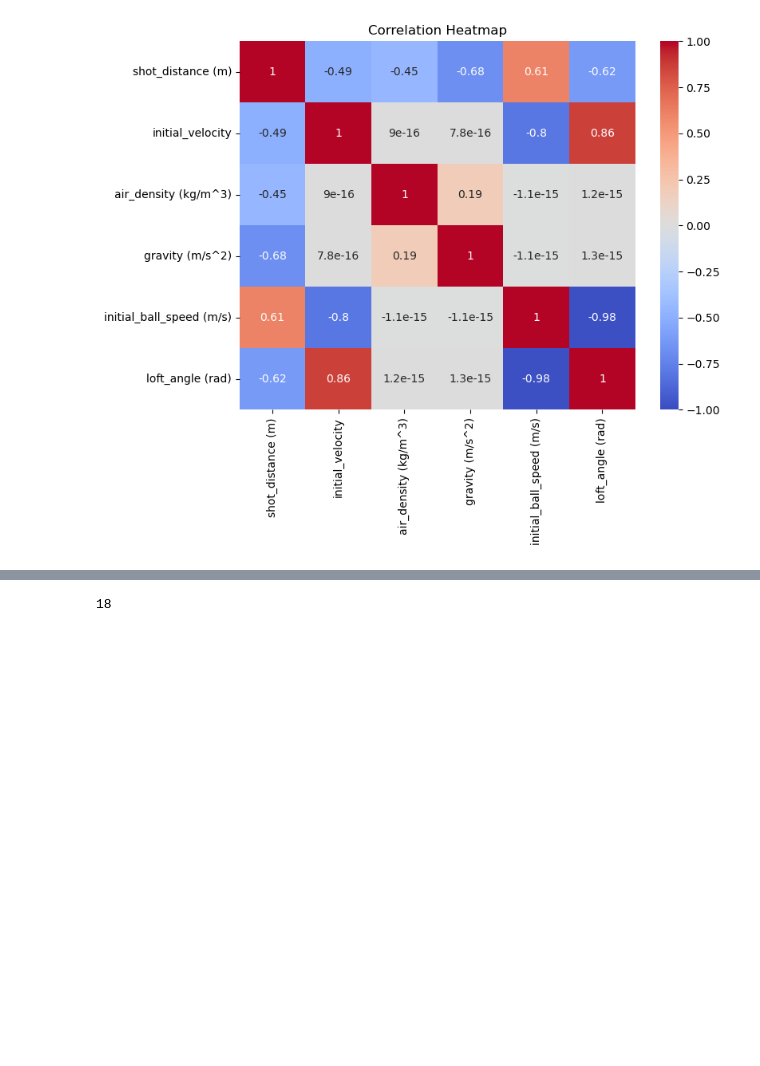
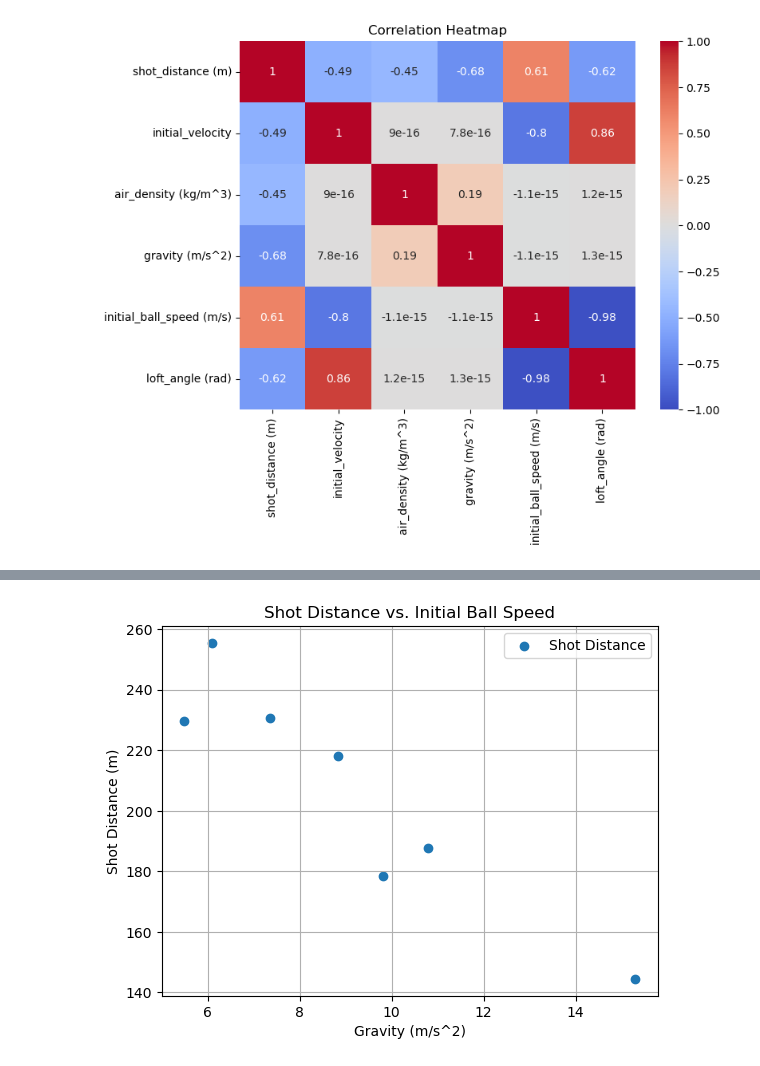
Before and after one commit to shahrezamer/mclaren_applied, a Jupyter notebook: notebook/model copy 2.ipynb, the cells around one changed output, grey strips where cells are left out. Cells and saved outputs as stored; diff of their text form; code cells hidden in the pictures; blank space fills up the shorter version.

Commit message:
model finalised

```diff
--- a/src/model.ipynb
+++ b/notebook/model copy 2.ipynb
@@ -76,9 +76,3 @@ def projectile_distance(v, g, deg):
 
 data['initial_velocity'] = data.apply(lambda row: calculate_initial_velocity(row['swing_speed (m/s)'], row['loft_angle (deg)']), axis=1)
 t_data['initial_velocity'] = t_data.apply(lambda row: calculate_initial_velocity(row['swing_speed (m/s)'], row['loft_angle (deg)']), axis=1)
-
-
-data['predicted_distance'] = data.apply(lambda row: projectile_distance(row['swing_speed (m/s)'] * 1.5, row['gravity (m/s^2)'],row['loft_angle (deg)'] ), axis=1)
-t_data['predicted_distance'] = t_data.apply(lambda row: projectile_distance(row['swing_speed (m/s)'] * 1.5, row['gravity (m/s^2)'],row['loft_angle (deg)'] ), axis=1)
-# Display the updated merged data
-t_data
@@ -163,28 +163,34 @@ print(y_pred)
-# %%
-count = 0
-closest_club = {}
-for index, row in t_data.iterrows():
-    planet_name = row['planet']
-    planet_gravity = row['gravity (m/s^2)']
-    planet_air_density = row['air_density (kg/m^3)']
-    actual_distance = row['shot_distance (m)']
-    actual_club = row['club']
-    club = {}
-    for index, row in club_data.iterrows():
-        club_name = row['club']
-        club_speed = row['swing_speed (m/s)'] * 1.5
-        club_angle = math.radians(row['loft_angle (deg)'])
-        club_velocity = calculate_initial_velocity(row['swing_speed (m/s)'], row['loft_angle (deg)'])
-        # 'initial_velocity':[club_velocity], 'air_density (kg/m^3)':[planet_air_density],'gravity (m/s^2)':[planet_gravity], 'initial_ball_speed (m/s)':[club_speed],'loft_angle (rad)':[club_angle]
-        df = pd.DataFrame({'initial_velocity':[club_velocity], 'air_density (kg/m^3)':[planet_air_density],'gravity (m/s^2)':[planet_gravity], 'initial_ball_speed (m/s)':[club_speed],'loft_angle (rad)':[club_angle]})
-        distance = model.predict(df)
-        # print(planet_name, actual_club, club_name, actual_distance - distance[0])
-        club[club_name]=abs(actual_distance - distance[0])
-    min_key = min(club, key=club.get)
-    # print(planet_name,actual_distance,min_key, actual_club)
-    if actual_club==min_key:
-        count +=1
-
-print(count)
-# %% [output]
-18
+# %%
+def plot_shot_distances(speed_values, shot_distances):
+    """
+    Create a line plot of shot distances based on gravity and initial ball speed.
+
+    Parameters:
+    - gravity_values (list or numpy array): List of gravity values.
+    - speed_values (list or numpy array): List of initial ball speed values.
+    - shot_distances (numpy array): Shot distances corresponding to gravity and speed values.
+    """
+
+    # Create a figure and axis for the plot
+    fig, ax = plt.subplots()
+
+    # Plot the shot distances as a line plot
+    ax.scatter(speed_values, shot_distances, label='Shot Distance', marker='o')
+
+    # Set labels for the axes
+    ax.set_xlabel('Gravity (m/s^2)')
+    ax.set_ylabel('Shot Distance (m)')
+
+    # Add a legend to the plot
+    ax.legend()
+
+    # Set the title of the plot
+    ax.set_title('Shot Distance vs. Initial Ball Speed')
+
+    # Show the plot
+    plt.grid(True)
+    plt.show()
+
+plot_shot_distances(data['gravity (m/s^2)'][data['club']=='driver'],data['shot_distance (m)'][data['club']=='driver'])
+# %% [output]
+[figure, added]
```
Also changed, not shown: parts of 5 cells of this notebook, 6 other files.
